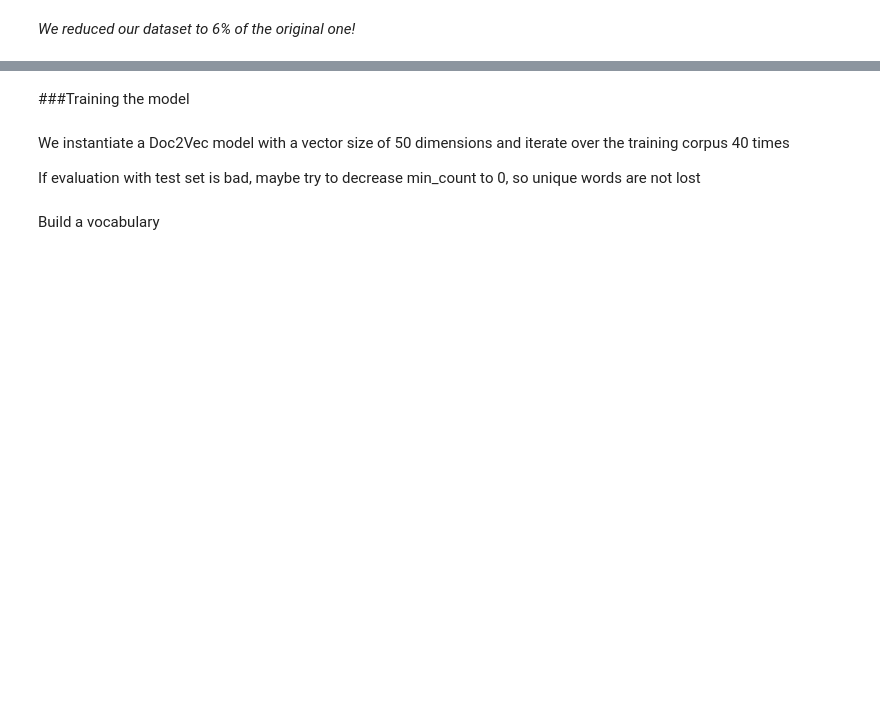
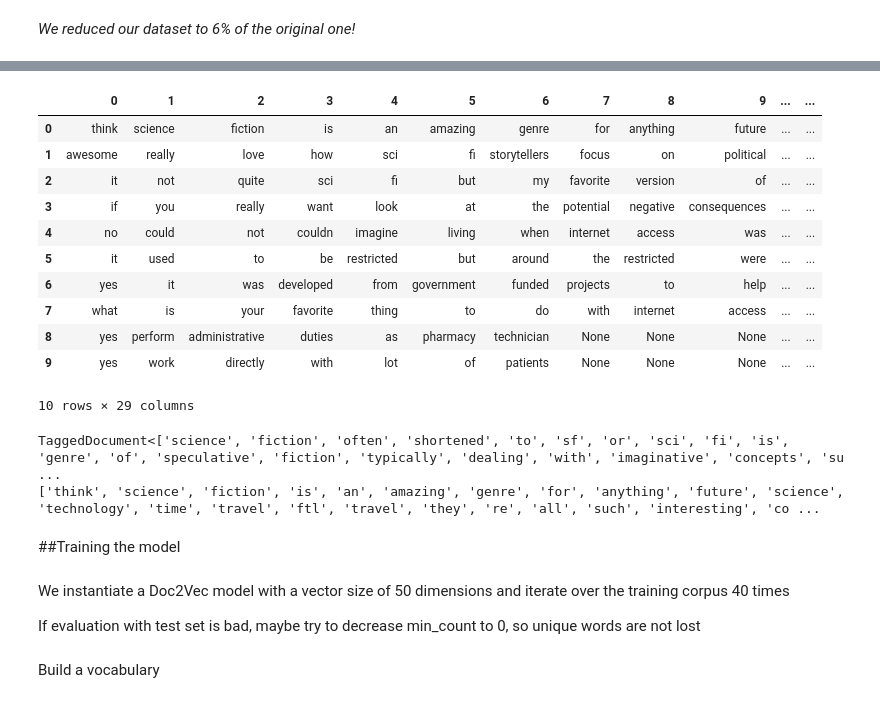
Before and after one commit to adamzki99/nlp-zlatan, a Jupyter notebook: nlp_zlatan.ipynb, the cells around one changed output, grey strips where cells are left out. Cells and saved outputs as stored; diff of their text form; code cells hidden in the pictures; blank space fills up the shorter version.

```diff
--- a/nlp_zlatan.ipynb
+++ b/nlp_zlatan.ipynb
@@ -383,7 +370,10 @@ Let's define a function for preprocessing our data
 # %%
+#import nltk
+#from nltk.corpus import stopwords
+
 def preprocess(data,tokens_only=False):
   for i, line in enumerate(data):
-    tokens = gensim.utils.simple_preprocess(line, min_len=2, max_len=15)
+    tokens = gensim.utils.simple_preprocess(line, min_len=2, max_len=20)
     if tokens_only:
       yield tokens
     else:
@@ -409,5 +413,25 @@ train_corpus[10:20]
+# %%
+pd.DataFrame(test_corpus[:10])
+# %% [output]
+|  | 0 | 1 | 2 | 3 | 4 | 5 | 6 | 7 | 8 | 9 | ... | ... |
+| 0 | think | science | fiction | is | an | amazing | genre | for | anything | future | ... | ... |
+| 1 | awesome | really | love | how | sci | fi | storytellers | focus | on | political | ... | ... |
+| 2 | it | not | quite | sci | fi | but | my | favorite | version | of | ... | ... |
+| 3 | if | you | really | want | look | at | the | potential | negative | consequences | ... | ... |
+| 4 | no | could | not | couldn | imagine | living | when | internet | access | was | ... | ... |
+| 5 | it | used | to | be | restricted | but | around | the | restricted | were | ... | ... |
+| 6 | yes | it | was | developed | from | government | funded | projects | to | help | ... | ... |
+| 7 | what | is | your | favorite | thing | to | do | with | internet | access | ... | ... |
+| 8 | yes | perform | administrative | duties | as | pharmacy | technician | None | None | None | ... | ... |
+| 9 | yes | work | directly | with | lot | of | patients | None | None | None | ... | ... |
+10 rows × 29 columns
+# %%
+print(f"{train_corpus[0]}\n{test_corpus[0]}")
+# %% [output]
+TaggedDocument<['science', 'fiction', 'often', 'shortened', 'to', 'sf', 'or', 'sci', 'fi', 'is', 'genre', 'of', 'speculative', 'fiction', 'typically', 'dealing', 'with', 'imaginative', 'concepts', 'su ...
+['think', 'science', 'fiction', 'is', 'an', 'amazing', 'genre', 'for', 'anything', 'future', 'science', 'technology', 'time', 'travel', 'ftl', 'travel', 'they', 're', 'all', 'such', 'interesting', 'co ...
 # %% [markdown]
-###Training the model
+##Training the model
 # %% [markdown]
 We instantiate a Doc2Vec model with a vector size of 50 dimensions and iterate over the training corpus 40 times
 
```
Also changed, not shown: parts of 95 cells of this notebook.
